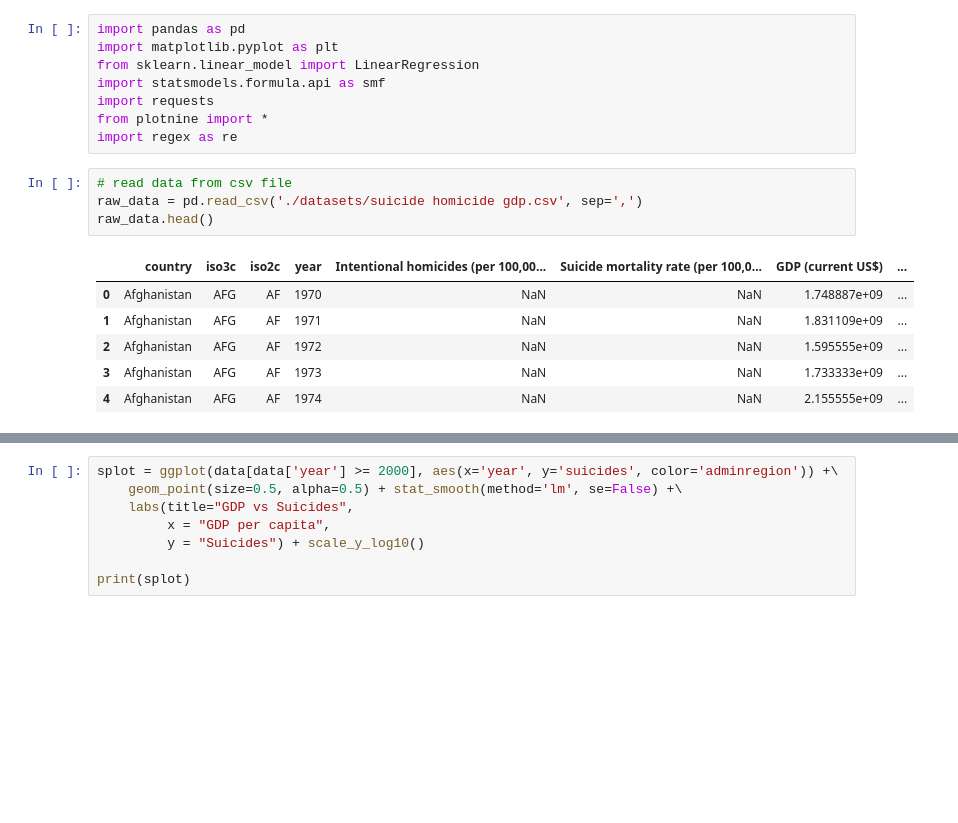
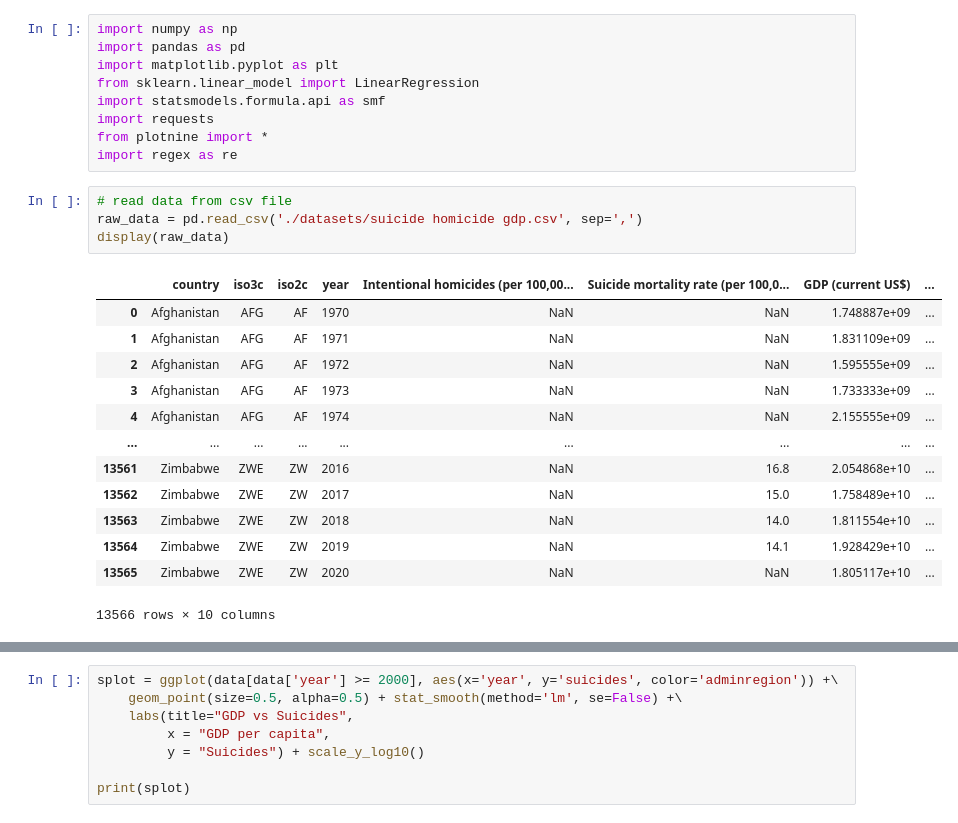
Before and after one commit to wadoodbutt/wadoodbutt.github.io, a Jupyter notebook: final_tutorial.ipynb, the cells around one changed output, grey strips where cells are left out. Cells and saved outputs as stored; diff of their text form; blank space fills up the shorter version.

```diff
--- a/final_tutorial.ipynb
+++ b/final_tutorial.ipynb
@@ -1,4 +1,5 @@
 # %%
+import numpy as np
 import pandas as pd
 import matplotlib.pyplot as plt
 from sklearn.linear_model import LinearRegression
@@ -9,14 +10,21 @@ import regex as re
 # %%
 # read data from csv file
 raw_data = pd.read_csv('./datasets/suicide homicide gdp.csv', sep=',')
-raw_data.head()
+display(raw_data)
 # %% [output]
 |  | country | iso3c | iso2c | year | Intentional homicides (per 100,00... | Suicide mortality rate (per 100,0... | GDP (current US$) | ... |
 | 0 | Afghanistan | AFG | AF | 1970 | NaN | NaN | 1.748887e+09 | ... |
 | 1 | Afghanistan | AFG | AF | 1971 | NaN | NaN | 1.831109e+09 | ... |
 | 2 | Afghanistan | AFG | AF | 1972 | NaN | NaN | 1.595555e+09 | ... |
 | 3 | Afghanistan | AFG | AF | 1973 | NaN | NaN | 1.733333e+09 | ... |
 | 4 | Afghanistan | AFG | AF | 1974 | NaN | NaN | 2.155555e+09 | ... |
+| ... | ... | ... | ... | ... | ... | ... | ... | ... |
+| 13561 | Zimbabwe | ZWE | ZW | 2016 | NaN | 16.8 | 2.054868e+10 | ... |
+| 13562 | Zimbabwe | ZWE | ZW | 2017 | NaN | 15.0 | 1.758489e+10 | ... |
+| 13563 | Zimbabwe | ZWE | ZW | 2018 | NaN | 14.0 | 1.811554e+10 | ... |
+| 13564 | Zimbabwe | ZWE | ZW | 2019 | NaN | 14.1 | 1.928429e+10 | ... |
+| 13565 | Zimbabwe | ZWE | ZW | 2020 | NaN | NaN | 1.805117e+10 | ... |
+13566 rows × 10 columns
 # %%
 homicides = 'Intentional homicides (per 100,000 people)'
 suicides = 'Suicide mortality rate (per 100,000 population)'
```
Also changed, not shown: parts of 6 cells of this notebook.
